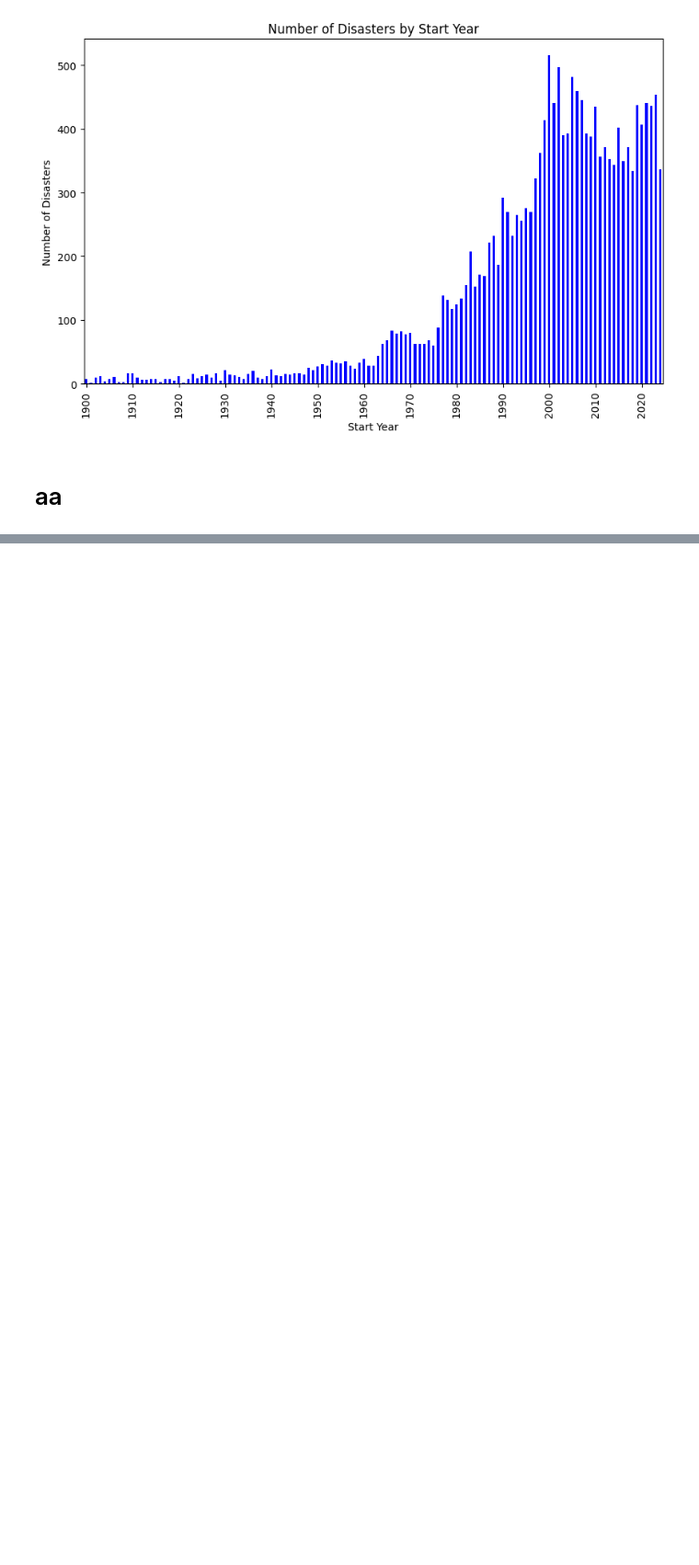
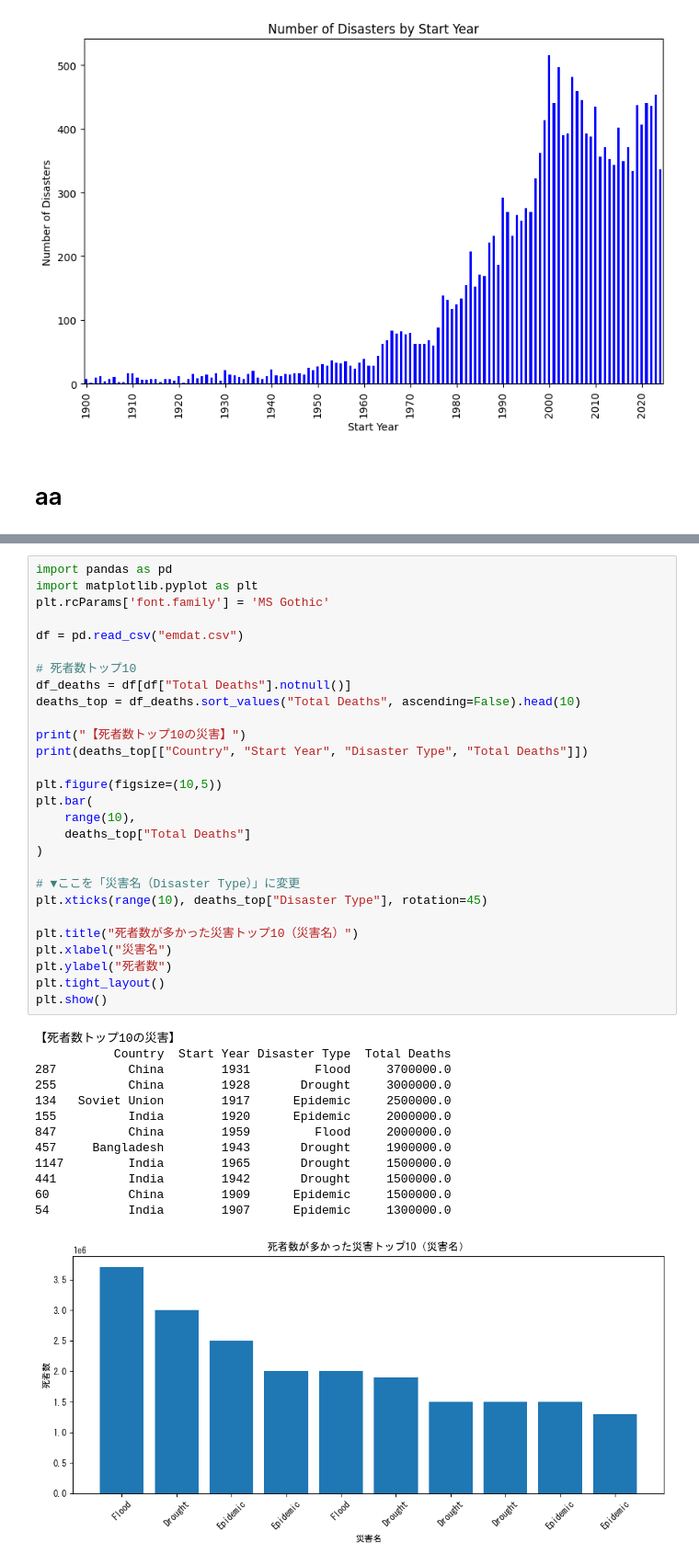
Before and after one commit to awano-kakeru/me, a Jupyter notebook: Week9/disaster challenge.ipynb, the cells around one changed output, grey strips where cells are left out. Shown at 92% size. Drawn from its saved outputs; the diff is of its cells as text; blank space fills up the shorter version.

```diff
--- a/Week9/disaster challenge.ipynb
+++ b/Week9/disaster challenge.ipynb
@@ -111,0 +148,42 @@ plt.show()
+# %%
+import pandas as pd
+import matplotlib.pyplot as plt
+plt.rcParams['font.family'] = 'MS Gothic'
+
+df = pd.read_csv("emdat.csv")
+
+# 死者数トップ10
+df_deaths = df[df["Total Deaths"].notnull()]
+deaths_top = df_deaths.sort_values("Total Deaths", ascending=False).head(10)
+
+print("【死者数トップ10の災害】")
+print(deaths_top[["Country", "Start Year", "Disaster Type", "Total Deaths"]])
+
+plt.figure(figsize=(10,5))
+plt.bar(
+    range(10),
+    deaths_top["Total Deaths"]
+)
+
+# ▼ここを「災害名（Disaster Type）」に変更
+plt.xticks(range(10), deaths_top["Disaster Type"], rotation=45)
+
+plt.title("死者数が多かった災害トップ10（災害名）")
+plt.xlabel("災害名")
+plt.ylabel("死者数")
+plt.tight_layout()
+plt.show()
+# %% [output]
+【死者数トップ10の災害】
+           Country  Start Year Disaster Type  Total Deaths
+287          China        1931         Flood     3700000.0
+255          China        1928       Drought     3000000.0
+134   Soviet Union        1917      Epidemic     2500000.0
+155          India        1920      Epidemic     2000000.0
+847          China        1959         Flood     2000000.0
+457     Bangladesh        1943       Drought     1900000.0
+1147         India        1965       Drought     1500000.0
+441          India        1942       Drought     1500000.0
+60           China        1909      Epidemic     1500000.0
+54           India        1907      Epidemic     1300000.0
+[figure, added]
```
Also changed, not shown: parts of 1 cell of this notebook.
